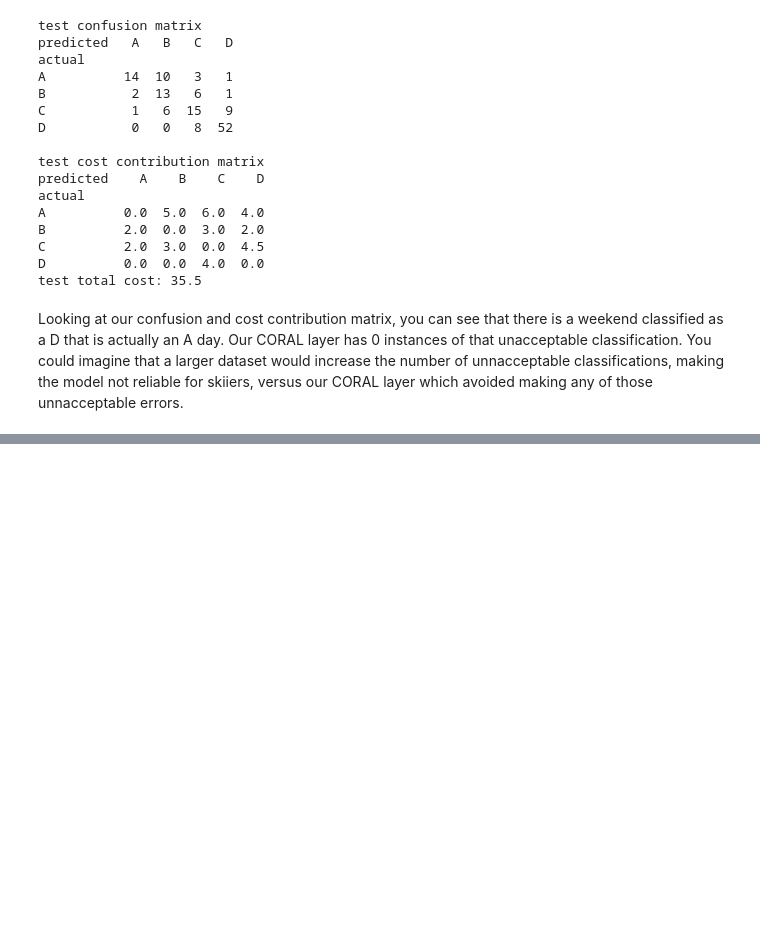
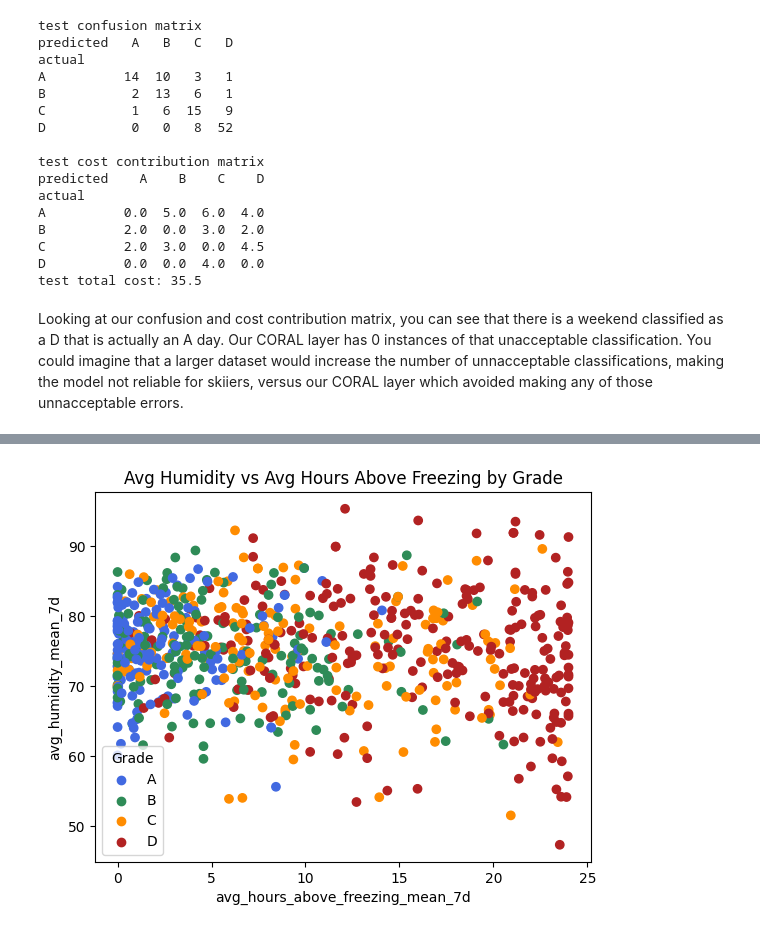
Before and after one commit to nedcut/ML-final, a Jupyter notebook: report.ipynb, the cells around one changed output, grey strips where cells are left out. Saved outputs shown, nothing was run; the diff lists cells and outputs as text; code cells hidden in the pictures; blank space fills up the shorter version.

```diff
--- a/report.ipynb
+++ b/report.ipynb
@@ -664,0 +671,30 @@ Looking at our confusion and cost contribution matrix, you can see that there is
+# %%
+grade_colors = {
+    "A": "royalblue",
+    "B": "seagreen",
+    "C": "darkorange",
+    "D": "firebrick"
+}
+
+# map grades to colors
+colors = df["grade"].map(grade_colors)
+
+# 'c' maps values to colors, 'cmap' sets the color scheme
+scatter = plt.scatter(df['avg_hours_above_freezing_mean_7d'],
+df['avg_humidity_mean_7d'], c=colors)
+
+
+# axis labels
+plt.xlabel("avg_hours_above_freezing_mean_7d")
+plt.ylabel("avg_humidity_mean_7d")
+plt.title("Avg Humidity vs Avg Hours Above Freezing by Grade")
+
+# custom legend
+for grade, color in grade_colors.items():
+    plt.scatter([], [], color=color, label=grade)
+
+plt.legend(title="Grade")
+
+plt.show()
+# %% [output]
+[figure, added]
```
Also changed, not shown: parts of 6 cells of this notebook.
